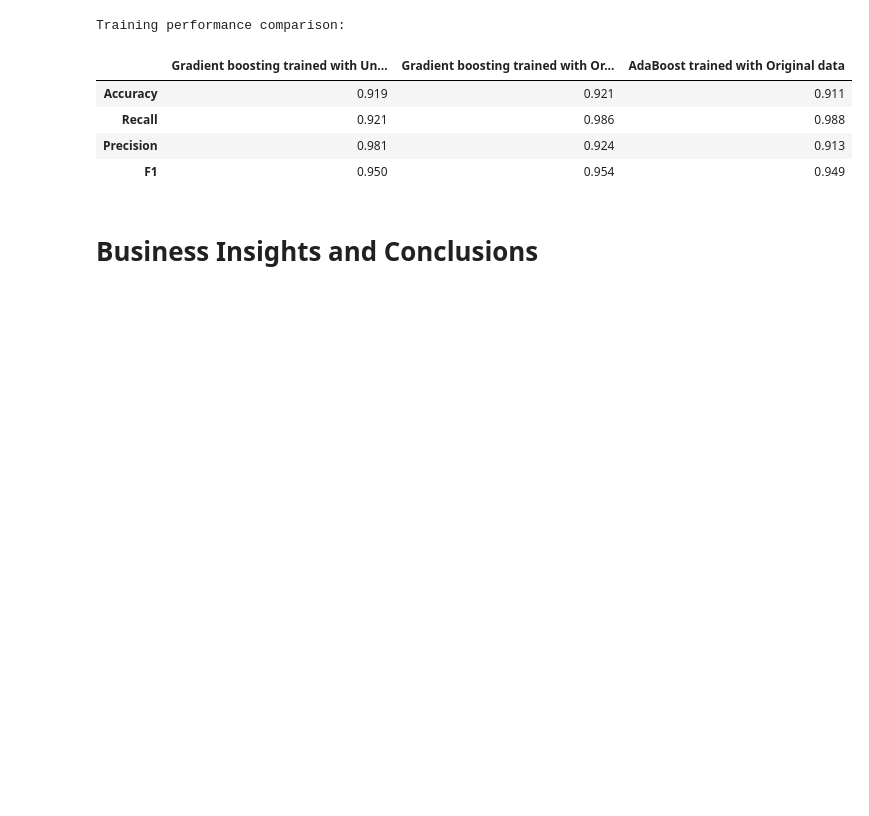
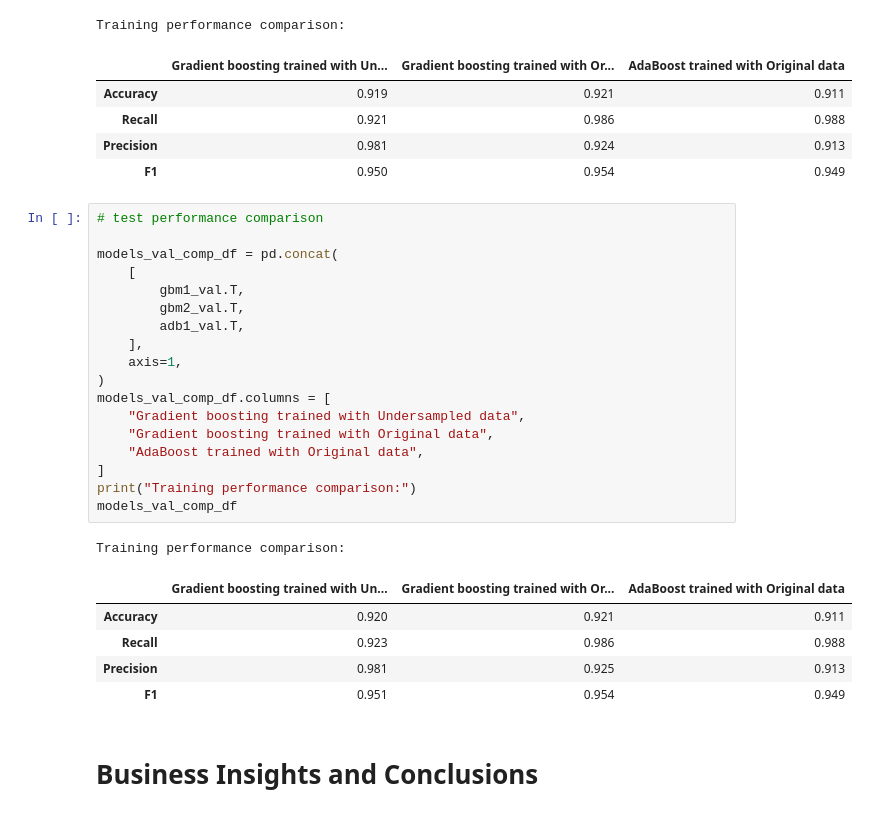
Before and after one commit to Drew75austin/Churn_Project, a Jupyter notebook: ETMT_Project_LearnerNotebook_FullCode (1).ipynb, the cells around one changed output. Cells and saved outputs as stored; diff of their text form; blank space fills up the shorter version.

```diff
--- a/ETMT_Project_LearnerNotebook_FullCode (1).ipynb
+++ b/ETMT_Project_LearnerNotebook_FullCode (1).ipynb
@@ -1579,6 +1608,31 @@ Training performance comparison:
 | Recall | 0.921 | 0.986 | 0.988 |
 | Precision | 0.981 | 0.924 | 0.913 |
 | F1 | 0.950 | 0.954 | 0.949 |
+# %%
+# test performance comparison
+
+models_val_comp_df = pd.concat(
+    [
+        gbm1_val.T,
+        gbm2_val.T,
+        adb1_val.T,
+    ],
+    axis=1,
+)
+models_val_comp_df.columns = [
+    "Gradient boosting trained with Undersampled data",
+    "Gradient boosting trained with Original data",
+    "AdaBoost trained with Original data",
+]
+print("Training performance comparison:")
+models_val_comp_df
+# %% [output]
+Training performance comparison:
+|  | Gradient boosting trained with Un... | Gradient boosting trained with Or... | AdaBoost trained with Original data |
+| Accuracy | 0.920 | 0.921 | 0.911 |
+| Recall | 0.923 | 0.986 | 0.988 |
+| Precision | 0.981 | 0.925 | 0.913 |
+| F1 | 0.951 | 0.954 | 0.949 |
 # %% [markdown]
 # Business Insights and Conclusions
 # %% [markdown]
```
Also changed, not shown: parts of 8 cells of this notebook.
